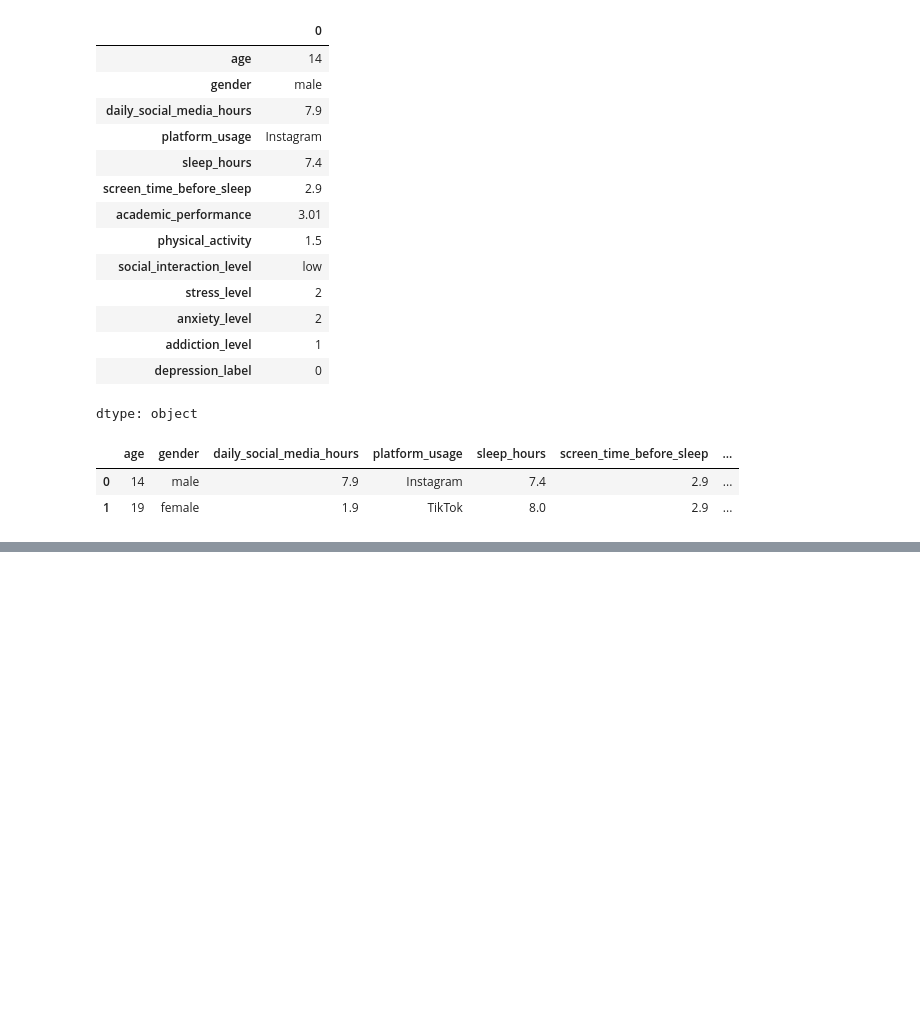
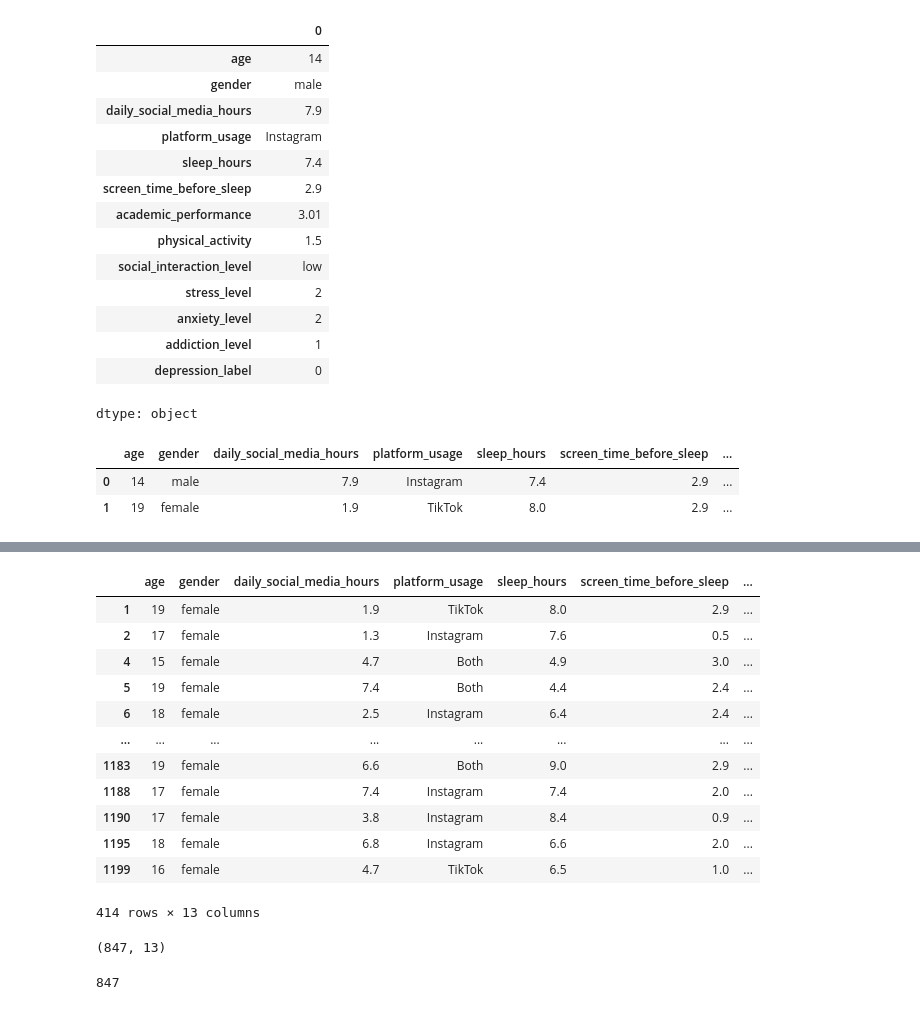
Before and after one commit to Julia-Wambua/CDAV-, a Jupyter notebook: Teen_Mental_Health_Dataset.ipynb, the cells around one changed output, grey strips where cells are left out. Drawn from its saved outputs; the diff is of its cells as text; code cells hidden in the pictures; blank space fills up the shorter version.

```diff
--- a/Teen_Mental_Health_Dataset.ipynb
+++ b/Teen_Mental_Health_Dataset.ipynb
@@ -274,0 +405,27 @@ df.iloc[0:2] # showa you the first and second row.....indices are applied
+# %%
+is_gender = df["gender"] == "female"
+is_greater = df["age"] > 14
+df[is_gender & is_greater]
+# %% [output]
+|  | age | gender | daily_social_media_hours | platform_usage | sleep_hours | screen_time_before_sleep | ... |
+| 1 | 19 | female | 1.9 | TikTok | 8.0 | 2.9 | ... |
+| 2 | 17 | female | 1.3 | Instagram | 7.6 | 0.5 | ... |
+| 4 | 15 | female | 4.7 | Both | 4.9 | 3.0 | ... |
+| 5 | 19 | female | 7.4 | Both | 4.4 | 2.4 | ... |
+| 6 | 18 | female | 2.5 | Instagram | 6.4 | 2.4 | ... |
+| ... | ... | ... | ... | ... | ... | ... | ... |
+| 1183 | 19 | female | 6.6 | Both | 9.0 | 2.9 | ... |
+| 1188 | 17 | female | 7.4 | Instagram | 7.4 | 2.0 | ... |
+| 1190 | 17 | female | 3.8 | Instagram | 8.4 | 0.9 | ... |
+| 1195 | 18 | female | 6.8 | Instagram | 6.6 | 2.0 | ... |
+| 1199 | 16 | female | 4.7 | TikTok | 6.5 | 1.0 | ... |
+414 rows × 13 columns
+# %%
+is_gender2 = df[df["age"] > 14]
+is_gender2.shape # number of rows and columns whose age value = 14
+# %% [output]
+(847, 13)
+# %%
+len(is_gender2) # number of rows only whose age value = 14
+# %% [output]
+847
```
Also changed, not shown: parts of 46 cells of this notebook.
